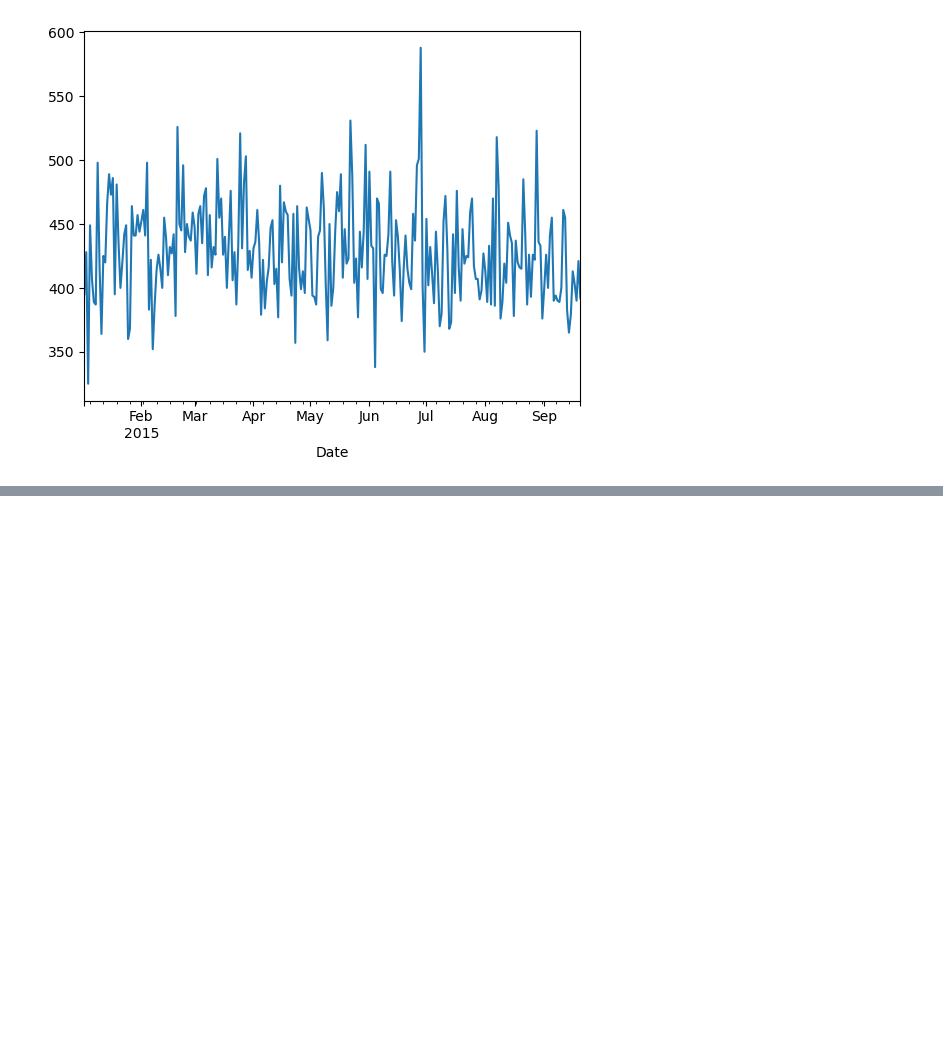
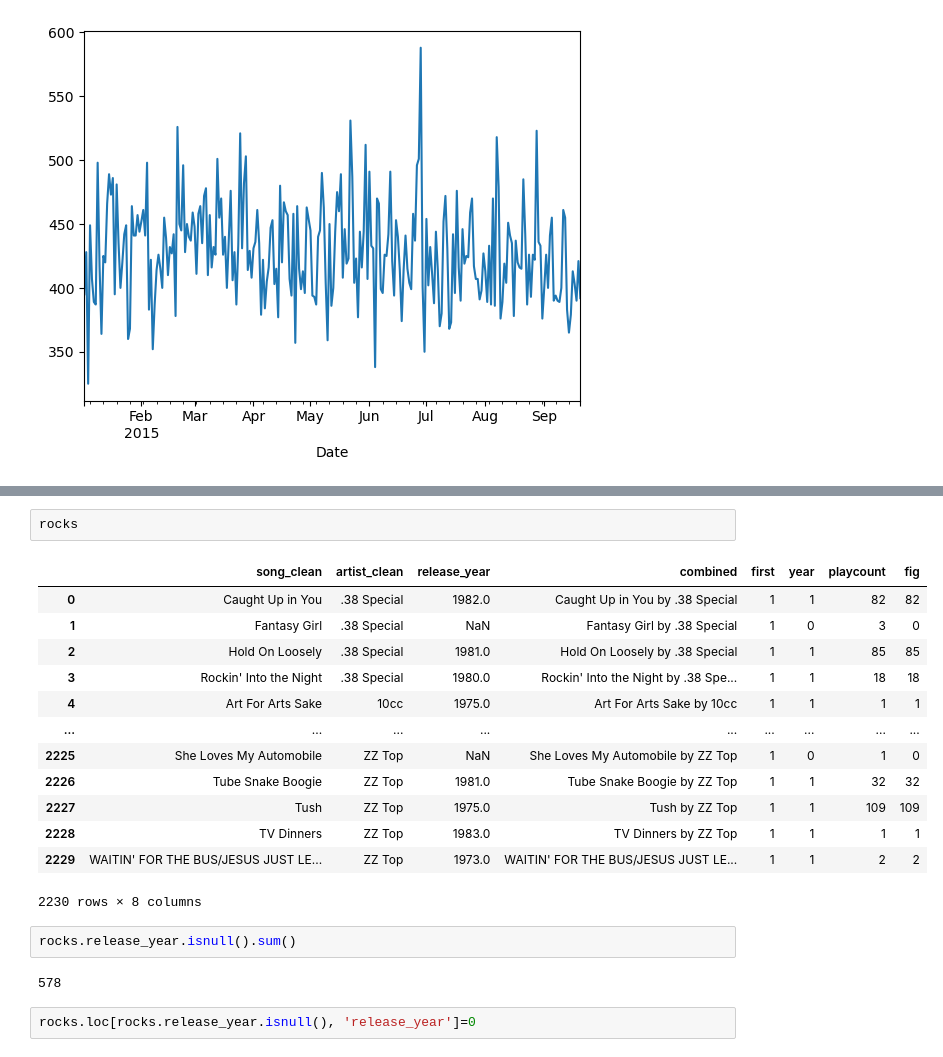
Before and after one commit to RojeshDhakal/IOD, a Jupyter notebook: Practice Lab/Revising2.ipynb, the cells around one changed output, grey strips where cells are left out. Drawn from its saved outputs; the diff is of its cells as text; blank space fills up the shorter version.

```diff
--- a/Practice Lab/Revising2.ipynb
+++ b/Practice Lab/Revising2.ipynb
@@ -656,0 +693,22 @@ crimedata.groupby(crimedata.index).size().plot()
+# %%
+rocks
+# %% [output]
+|  | song_clean | artist_clean | release_year | combined | first | year | playcount | fig |
+| 0 | Caught Up in You | .38 Special | 1982.0 | Caught Up in You by .38 Special | 1 | 1 | 82 | 82 |
+| 1 | Fantasy Girl | .38 Special | NaN | Fantasy Girl by .38 Special | 1 | 0 | 3 | 0 |
+| 2 | Hold On Loosely | .38 Special | 1981.0 | Hold On Loosely by .38 Special | 1 | 1 | 85 | 85 |
+| 3 | Rockin' Into the Night | .38 Special | 1980.0 | Rockin' Into the Night by .38 Spe... | 1 | 1 | 18 | 18 |
+| 4 | Art For Arts Sake | 10cc | 1975.0 | Art For Arts Sake by 10cc | 1 | 1 | 1 | 1 |
+| ... | ... | ... | ... | ... | ... | ... | ... | ... |
+| 2225 | She Loves My Automobile | ZZ Top | NaN | She Loves My Automobile by ZZ Top | 1 | 0 | 1 | 0 |
+| 2226 | Tube Snake Boogie | ZZ Top | 1981.0 | Tube Snake Boogie by ZZ Top | 1 | 1 | 32 | 32 |
+| 2227 | Tush | ZZ Top | 1975.0 | Tush by ZZ Top | 1 | 1 | 109 | 109 |
+| 2228 | TV Dinners | ZZ Top | 1983.0 | TV Dinners by ZZ Top | 1 | 1 | 1 | 1 |
+| 2229 | WAITIN' FOR THE BUS/JESUS JUST LE... | ZZ Top | 1973.0 | WAITIN' FOR THE BUS/JESUS JUST LE... | 1 | 1 | 2 | 2 |
+2230 rows × 8 columns
+# %%
+rocks.release_year.isnull().sum()
+# %% [output]
+578
+# %%
+rocks.loc[rocks.release_year.isnull(), 'release_year']=0
```
Also changed, not shown: parts of 11 cells of this notebook, 12 other files.
